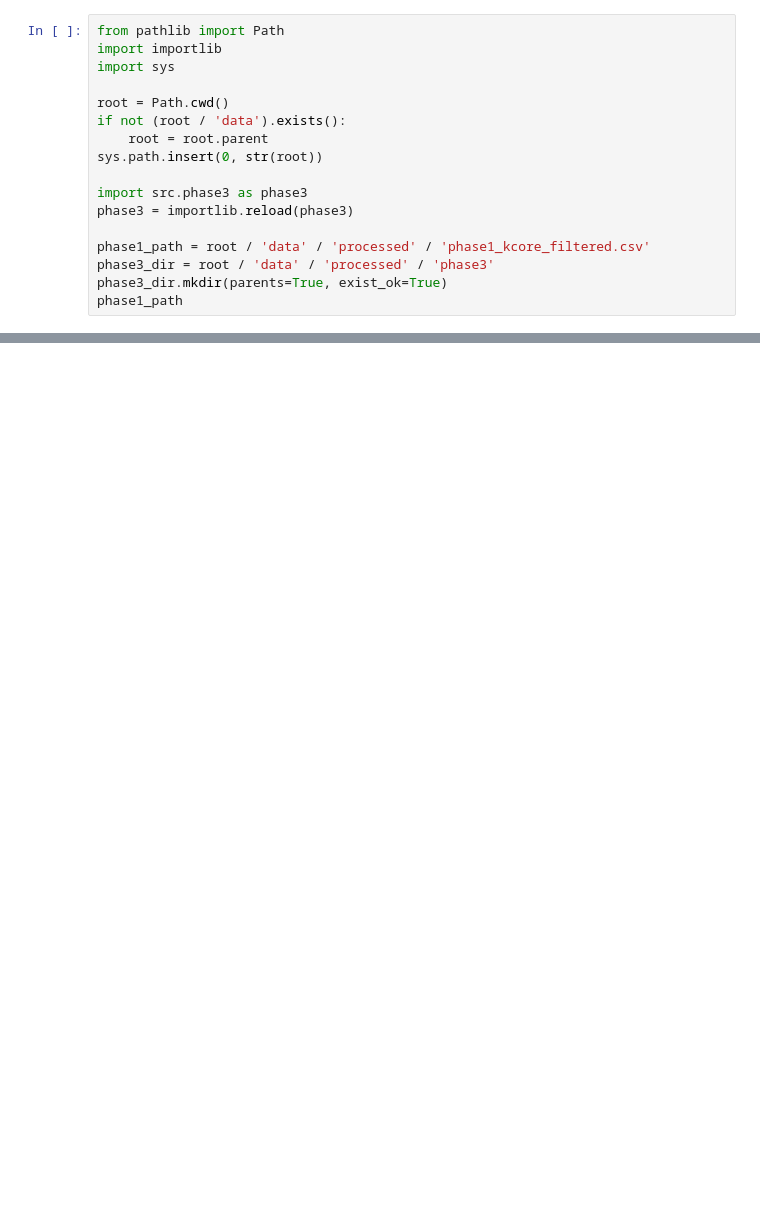
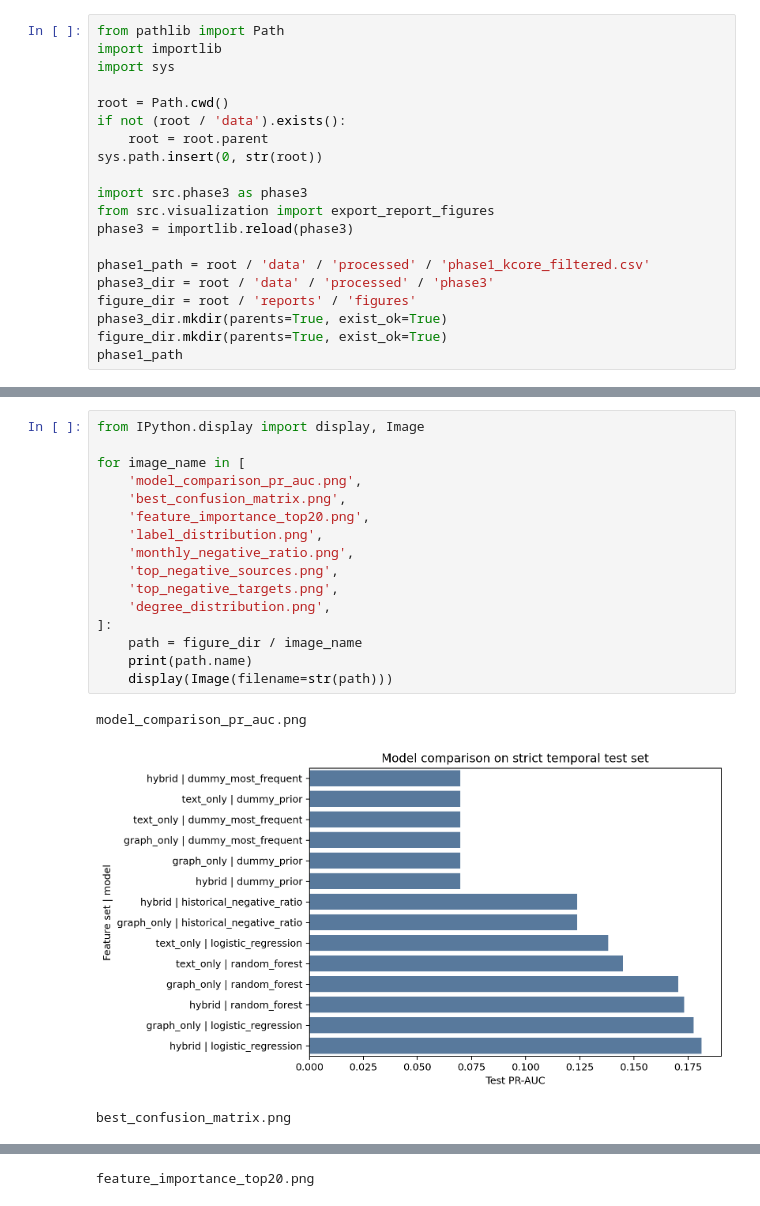
Before and after one commit to Tommyhuy1705/Explainable_Signed_Link_Prediction_for_Reddit_Inter-Community_Conflict_Warning, a Jupyter notebook: notebooks/04_modeling_and_evaluation.ipynb, the cells around one changed output, grey strips where cells are left out. Saved outputs shown, nothing was run; the diff lists cells and outputs as text; blank space fills up the shorter version.

```diff
--- a/notebooks/04_modeling_and_evaluation.ipynb
+++ b/notebooks/04_modeling_and_evaluation.ipynb
@@ -13,10 +13,13 @@ if not (root / 'data').exists():
 sys.path.insert(0, str(root))
 
 import src.phase3 as phase3
+from src.visualization import export_report_figures
 phase3 = importlib.reload(phase3)
 
 phase1_path = root / 'data' / 'processed' / 'phase1_kcore_filtered.csv'
 phase3_dir = root / 'data' / 'processed' / 'phase3'
+figure_dir = root / 'reports' / 'figures'
 phase3_dir.mkdir(parents=True, exist_ok=True)
+figure_dir.mkdir(parents=True, exist_ok=True)
 phase1_path
 # %% [output]
@@ -78,0 +94,20 @@ importance_frame.head(20)
+# %%
+from IPython.display import display, Image
+
+for image_name in [
+    'model_comparison_pr_auc.png',
+    'best_confusion_matrix.png',
+    'feature_importance_top20.png',
+    'label_distribution.png',
+    'monthly_negative_ratio.png',
+    'top_negative_sources.png',
+    'top_negative_targets.png',
+    'degree_distribution.png',
+]:
+    path = figure_dir / image_name
+    print(path.name)
+    display(Image(filename=str(path)))
+# %% [output]
+model_comparison_pr_auc.png
+[figure, added]
+best_confusion_matrix.png
@@ -78,0 +115 @@ importance_frame.head(20)
+feature_importance_top20.png
```
Also changed, not shown: parts of 8 cells of this notebook, 3 other files.
